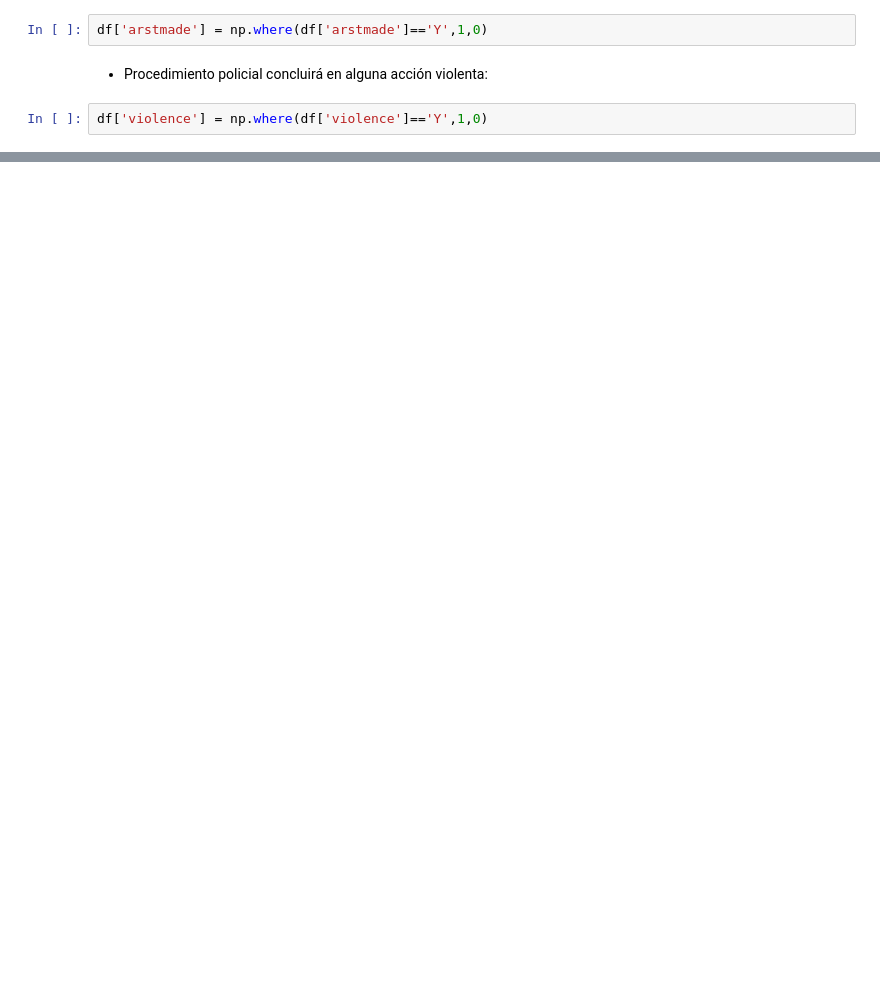
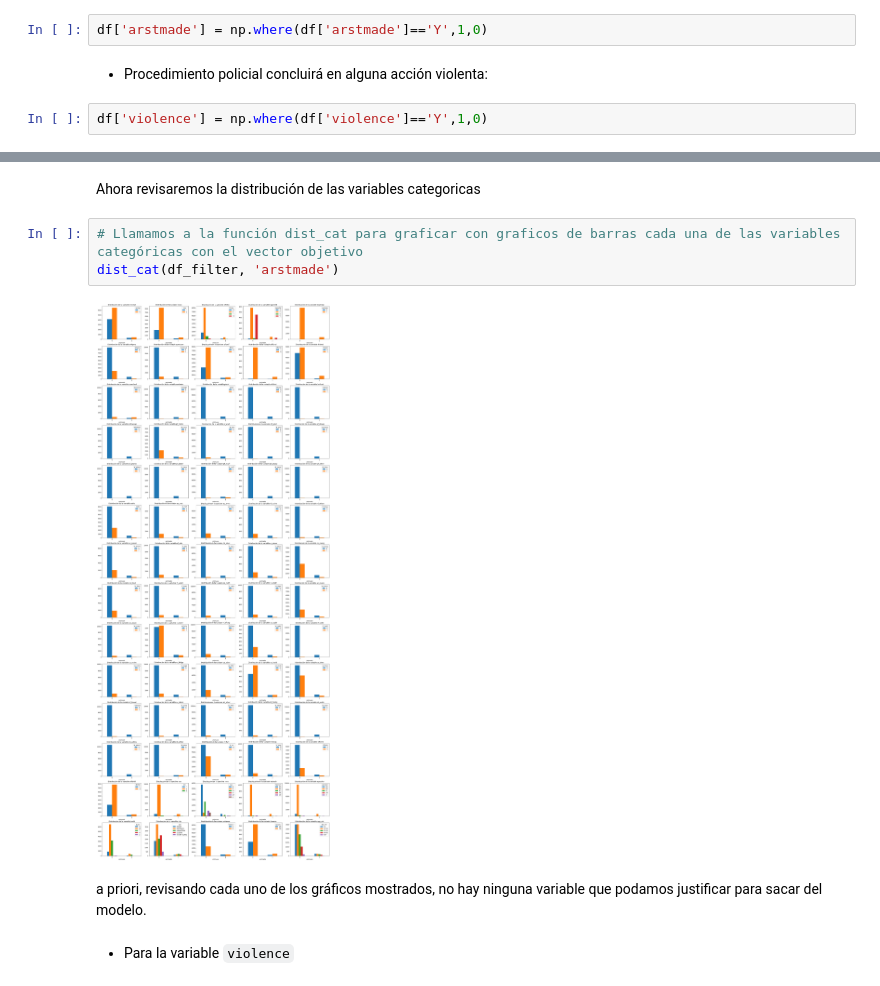
Before and after one commit to rodrigobarrazads/Desafio_Latam, a Jupyter notebook: Modulo3/Prueba/analisis_crimenes.ipynb, the cells around one changed output, grey strips where cells are left out. Drawn from its saved outputs; the diff is of its cells as text; blank space fills up the shorter version.

```diff
--- a/Modulo3/Prueba/analisis_crimenes.ipynb
+++ b/Modulo3/Prueba/analisis_crimenes.ipynb
@@ -211,0 +534,11 @@ df['violence'] = np.where(df['violence']=='Y',1,0)
+# %% [markdown]
+Ahora revisaremos la distribución de las variables categoricas
+# %%
+# Llamamos a la función dist_cat para graficar con graficos de barras cada una de las variables categóricas con el vector objetivo
+dist_cat(df_filter, 'arstmade')
+# %% [output]
+[figure, added]
+# %% [markdown]
+a priori, revisando cada uno de los gráficos mostrados, no hay ninguna variable que podamos justificar para sacar del modelo.
+# %% [markdown]
+- Para la variable `violence`
```
Also changed, not shown: parts of 120 cells of this notebook, 1 other file.
